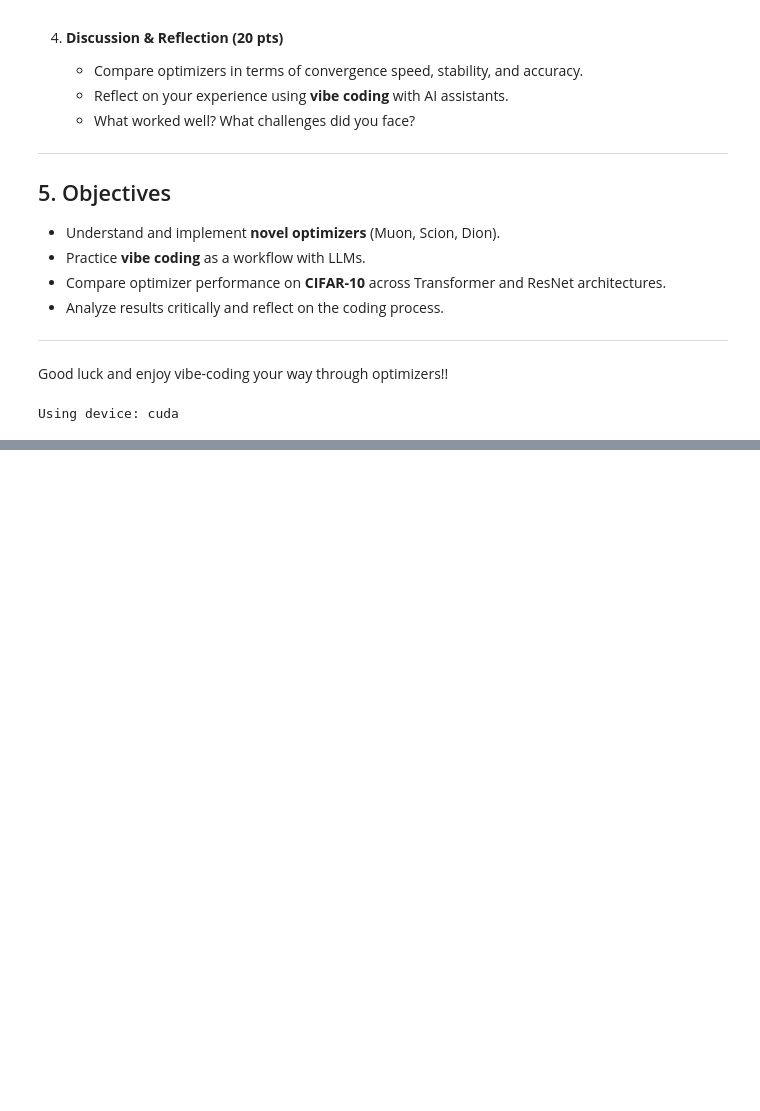
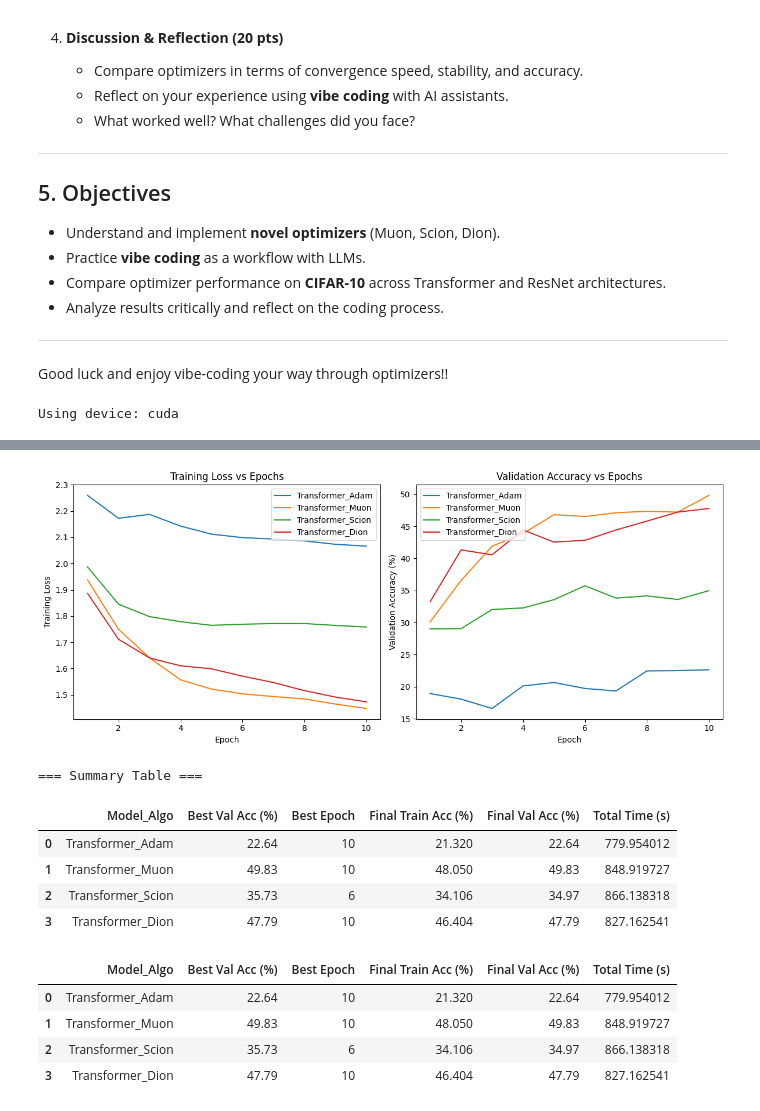
Before and after one commit to datdang2712/MathData_HW1, a Jupyter notebook: Part 5 - Vibe coding new optimizers.ipynb, the cells around one changed output, grey strips where cells are left out. Drawn from its saved outputs; the diff is of its cells as text; code cells hidden in the pictures; blank space fills up the shorter version.

```diff
--- a/Part 5 - Vibe coding new optimizers.ipynb
+++ b/Part 5 - Vibe coding new optimizers.ipynb
@@ -483,8 +565,8 @@ test_transform = transforms.Compose([
     transforms.Normalize(CIFAR10_MEAN, CIFAR10_STD),
 ])
 
-train_dataset = datasets.CIFAR10(root=DATA_DIR, train=True, download=True, transform=train_transform)
-test_dataset = datasets.CIFAR10(root=DATA_DIR, train=False, download=True, transform=test_transform)
+train_dataset = CIFAR10(root=DATA_DIR, train=True, download=True, transform=train_transform)
+test_dataset = CIFAR10(root=DATA_DIR, train=False, download=True, transform=test_transform)
 
 train_loader = DataLoader(train_dataset, batch_size=BATCH_SIZE, shuffle=True, num_workers=NUM_WORKERS, pin_memory=True)
 test_loader = DataLoader(test_dataset, batch_size=BATCH_SIZE, shuffle=False, num_workers=NUM_WORKERS, pin_memory=True)
@@ -557,3 +719,0 @@ Training completed.
-# %%
-model = ResNetClassifier(num_classes=10, pretrained=False)
-train_model(model, train_loader, test_loader, epochs=10, lr=0.01, algo="Muon")
@@ -572,3 +719,0 @@ Training completed.
-# %%
-model = ResNetClassifier(num_classes=10, pretrained=False)
-train_model(model, train_loader, test_loader, epochs=10, lr=0.01, algo="Scion")
@@ -576,0 +810,16 @@ TypeError: addcdiv_() got an unexpected keyword argument 'alpha'
+# %%
+plot_metrics(transformer_results)
+summarize_results(transformer_results)
+# %% [output]
+[figure, added]
+=== Summary Table ===
+|  | Model_Algo | Best Val Acc (%) | Best Epoch | Final Train Acc (%) | Final Val Acc (%) | Total Time (s) |
+| 0 | Transformer_Adam | 22.64 | 10 | 21.320 | 22.64 | 779.954012 |
+| 1 | Transformer_Muon | 49.83 | 10 | 48.050 | 49.83 | 848.919727 |
+| 2 | Transformer_Scion | 35.73 | 6 | 34.106 | 34.97 | 866.138318 |
+| 3 | Transformer_Dion | 47.79 | 10 | 46.404 | 47.79 | 827.162541 |
+|  | Model_Algo | Best Val Acc (%) | Best Epoch | Final Train Acc (%) | Final Val Acc (%) | Total Time (s) |
+| 0 | Transformer_Adam | 22.64 | 10 | 21.320 | 22.64 | 779.954012 |
+| 1 | Transformer_Muon | 49.83 | 10 | 48.050 | 49.83 | 848.919727 |
+| 2 | Transformer_Scion | 35.73 | 6 | 34.106 | 34.97 | 866.138318 |
+| 3 | Transformer_Dion | 47.79 | 10 | 46.404 | 47.79 | 827.162541 |
```
Also changed, not shown: parts of 14 cells of this notebook.
